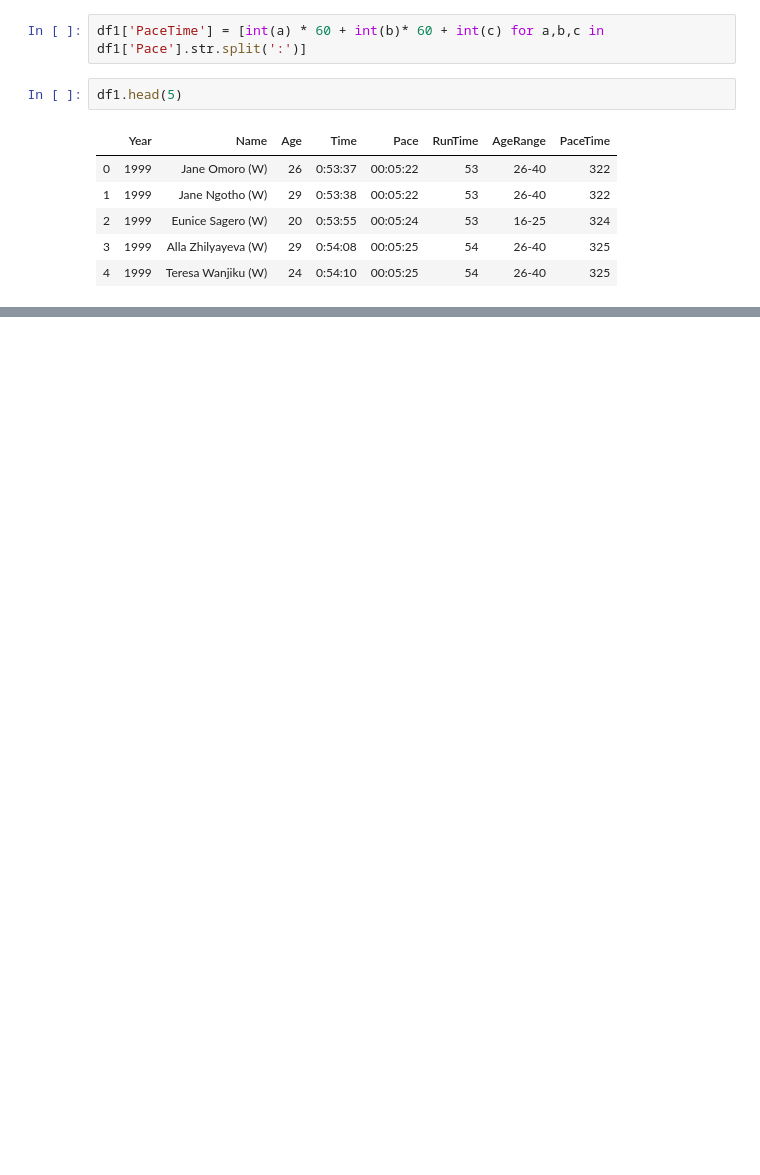
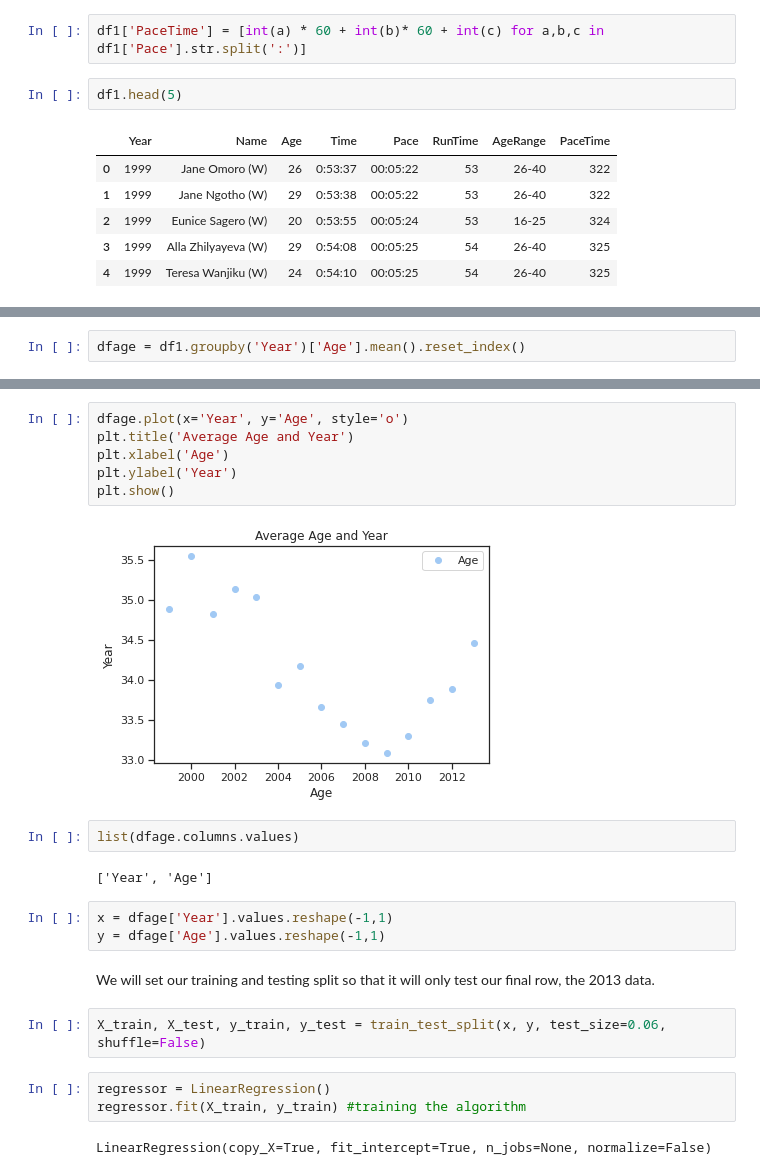
Before and after one commit to dhyanshah/MS7333_QTW, a Jupyter notebook: Case4/Python/CherryBlossomNotebook_Dhyan.ipynb, the cells around one changed output, grey strips where cells are left out. Drawn from its saved outputs; the diff is of its cells as text; blank space fills up the shorter version.

```diff
--- a/Case4/Python/CherryBlossomNotebook_Dhyan.ipynb
+++ b/Case4/Python/CherryBlossomNotebook_Dhyan.ipynb
@@ -425,0 +684,2 @@ Text(0.5, 0, 'Age (years)')
+# %%
+dfage = df1.groupby('Year')['Age'].mean().reset_index()
@@ -425,0 +705,24 @@ Text(0.5, 0, 'Age (years)')
+# %%
+dfage.plot(x='Year', y='Age', style='o')
+plt.title('Average Age and Year')
+plt.xlabel('Age')
+plt.ylabel('Year')
+plt.show()
+# %% [output]
+[figure, added]
+# %%
+list(dfage.columns.values)
+# %% [output]
+['Year', 'Age']
+# %%
+x = dfage['Year'].values.reshape(-1,1)
+y = dfage['Age'].values.reshape(-1,1)
+# %% [markdown]
+We will set our training and testing split so that it will only test our final row, the 2013 data.
+# %%
+X_train, X_test, y_train, y_test = train_test_split(x, y, test_size=0.06, shuffle=False)
+# %%
+regressor = LinearRegression()
+regressor.fit(X_train, y_train) #training the algorithm
+# %% [output]
+LinearRegression(copy_X=True, fit_intercept=True, n_jobs=None, normalize=False)
```
Also changed, not shown: parts of 47 cells of this notebook.
